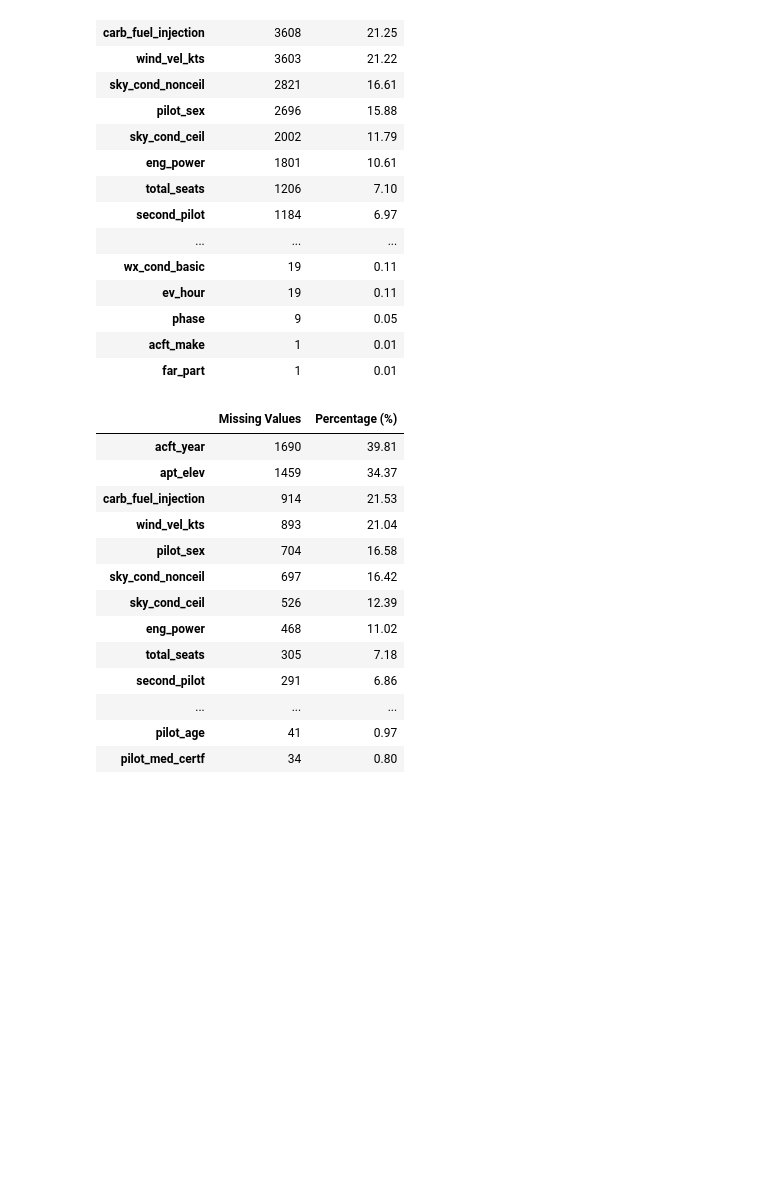
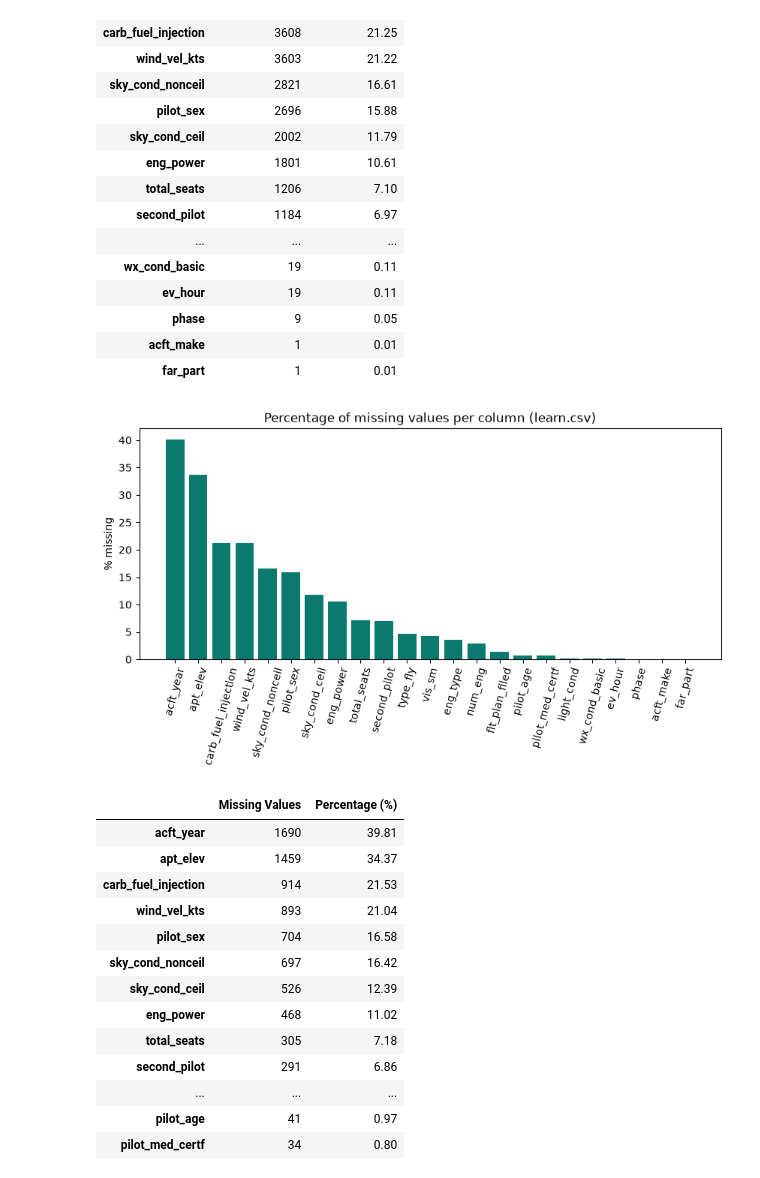
Before and after one commit to martim-dot/ML_Project, a Jupyter notebook: primeiraparte.ipynb, the cells around one changed output. Saved outputs shown, nothing was run; the diff lists cells and outputs as text; code cells hidden in the pictures; blank space fills up the shorter version.

```diff
--- a/primeiraparte.ipynb
+++ b/primeiraparte.ipynb
@@ -522,6 +522,17 @@ missing_summary[missing_summary['Missing Values'] > 0].sort_values('Percentage (
 | phase | 9 | 0.05 |
 | acft_make | 1 | 0.01 |
 | far_part | 1 | 0.01 |
+# %%
+missing_plot = missing_summary[missing_summary['Missing Values'] > 0].sort_values('Percentage (%)', ascending=False)
+
+fig, ax = plt.subplots(figsize=(10, 4))
+ax.bar(missing_plot.index, missing_plot['Percentage (%)'], color="#097a6d")
+ax.set_title("Percentage of missing values per column (learn.csv)")
+ax.set_ylabel("% missing")
+plt.xticks(rotation=75)
+plt.show()
+# %% [output]
+[figure, added]
 # %%
 missing_count_pred = predict.isnull().sum()
 missing_percent_pred = (predict.isnull().sum() / len(predict)) * 100
```
Also changed, not shown: parts of 1 cell of this notebook.
